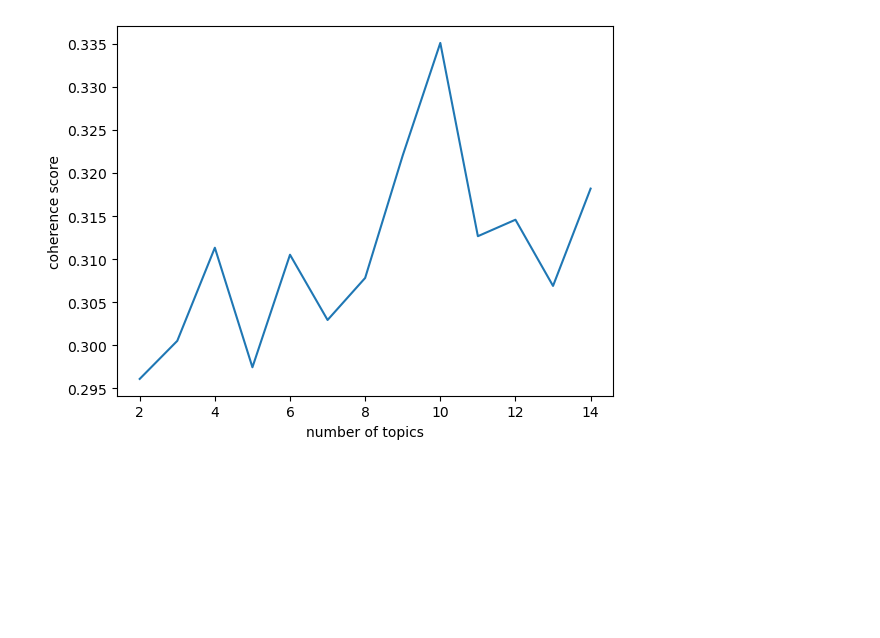
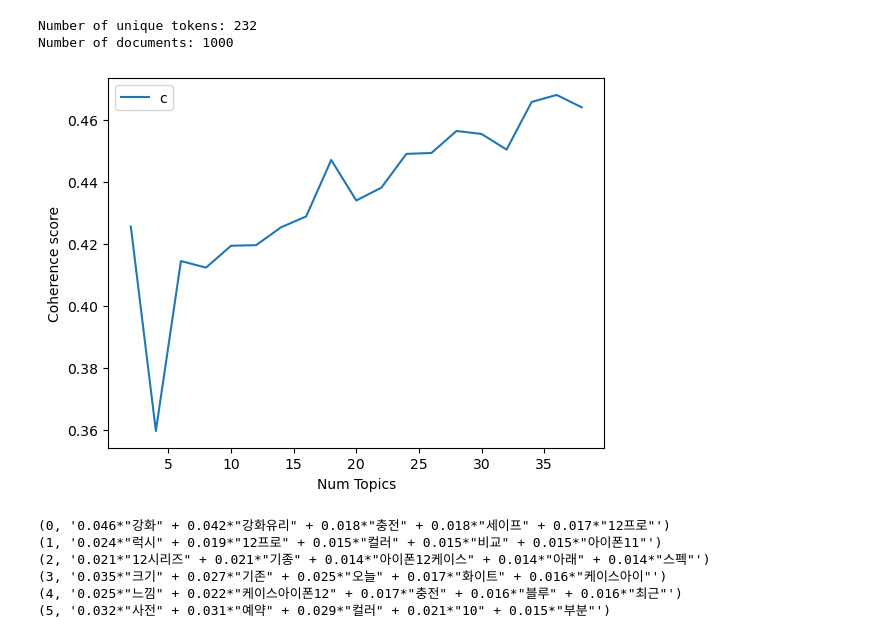
Before and after one commit to boraboralim/2021capstone, a Jupyter notebook: lda_topic_modeling.ipynb, the cells around one changed output. Saved outputs shown, nothing was run; the diff lists cells and outputs as text; code cells hidden in the pictures; blank space fills up the shorter version.

```diff
--- a/lda_topic_modeling.ipynb
+++ b/lda_topic_modeling.ipynb
@@ -19,4 +25,5 @@ def strip_punctuation(s):
 clean_description=[]
 for sentance in description:
     result = strip_punctuation(sentance)
+    result = clean_text(result)
     clean_description.append(result)
@@ -40,27 +77,58 @@ import gensim
 # %%
 #데이터를 dictionary 형태로 명사 리스트 만들기
-dataset2=dataset
+dataset2=dataset_without_stopwords
 dataset2=[[y for y in x if not len(y)==1] for x in dataset2]
+
+#정수 인코딩과 빈도수 생성
 dictionary=corpora.Dictionary(dataset2)
+
+#출현빈도가 적거나 자주 등장하는 단어는 제거
+dictionary.filter_extremes(no_below=10, no_above=0.05)
 corpus=[dictionary.doc2bow(text) for text in dataset2]
+print('Number of unique tokens: %d' % len(dictionary))
+print('Number of documents: %d' % len(corpus))
+# %% [output]
+Number of unique tokens: 232
+Number of documents: 1000
-# %%
-import matplotlib.pyplot as plt
-from gensim.models import CoherenceModel
-
-#CoherenceModel을 통한 토픽 최적화: 토픽이 얼마나 의미론적으로 일관성 있는지 판단. 높을수록 의미론적 일관성 높음
-coherence_values=[]
-for i in range(2,15):
-    ldamodel=gensim.models.ldamodel.LdaModel(corpus,num_topics=i,id2word=dictionary)
-    coherence_model_lda=CoherenceModel(model=ldamodel, texts=dataset2, dictionary=dictionary, topn=10)
-    coherence_lda=coherence_model_lda.get_coherence()
-    coherence_values.append(coherence_lda)
-# %%
-x=range(2, 15)
-plt.plot(x, coherence_values)
-plt.xlabel("number of topics")
-plt.ylabel("coherence score")
-plt.show()
-# %% [output]
-[figure, removed]
+# %%
+# 최적의 토픽 수 찾기
+#CoherenceModel을 통한 토픽 최적화: 토픽이 얼마나 의미론적으로 일관성 있는지 판단. 높을수록 의미론적 일관성 높음
+def compute_coherence_values(dictionary, corpus, texts, limit, start=2, step=3):
+    coherence_values = []
+    model_list = []
+    for num_topics in range(start, limit, step):
+        model = models.ldamodel.LdaModel(corpus=corpus, id2word=dictionary, num_topics=num_topics)
+        model_list.append(model)
+        coherencemodel = CoherenceModel(model=model, texts=texts, dictionary=dictionary, coherence='c_v')
+        coherence_values.append(coherencemodel.get_coherence())
+    return model_list, coherence_values
+
+def find_optimal_number_of_topics(dictionary, corpus, processed_data):
+    limit = 40;
+    start = 2;
+    step = 2;
+
+    model_list, coherence_values = compute_coherence_values(dictionary=dictionary, corpus=corpus, texts=processed_data, start=start, limit=limit, step=step)
+    x = range(start, limit, step)
+    plt.plot(x, coherence_values)
+    plt.xlabel("Num Topics")
+    plt.ylabel("Coherence score")
+    plt.legend(("coherence_values"), loc='best')
+    plt.show()
+
+find_optimal_number_of_topics(dictionary, corpus, dataset2)
+# %% [output]
+[figure, added]
 # %%
-ldamodel=gensim.models.ldamodel.LdaModel(corpus, num_topics=10, alpha=0.1, id2word=dictionary)
+ldamodel=gensim.models.ldamodel.LdaModel(corpus, num_topics=6, alpha=0.1, id2word=dictionary)
+
+topics = ldamodel.print_topics(num_words=5)
+for topic in topics:
+    print(topic)
+# %% [output]
+(0, '0.046*"강화" + 0.042*"강화유리" + 0.018*"충전" + 0.018*"세이프" + 0.017*"12프로"')
+(1, '0.024*"럭시" + 0.019*"12프로" + 0.015*"컬러" + 0.015*"비교" + 0.015*"아이폰11"')
+(2, '0.021*"12시리즈" + 0.021*"기종" + 0.014*"아이폰12케이스" + 0.014*"아래" + 0.014*"스펙"')
+(3, '0.035*"크기" + 0.027*"기존" + 0.025*"오늘" + 0.017*"화이트" + 0.016*"케이스아이"')
+(4, '0.025*"느낌" + 0.022*"케이스아이폰12" + 0.017*"충전" + 0.016*"블루" + 0.016*"최근"')
+(5, '0.032*"사전" + 0.031*"예약" + 0.029*"컬러" + 0.021*"10" + 0.015*"부분"')
```
Also changed, not shown: parts of 13 cells of this notebook.
